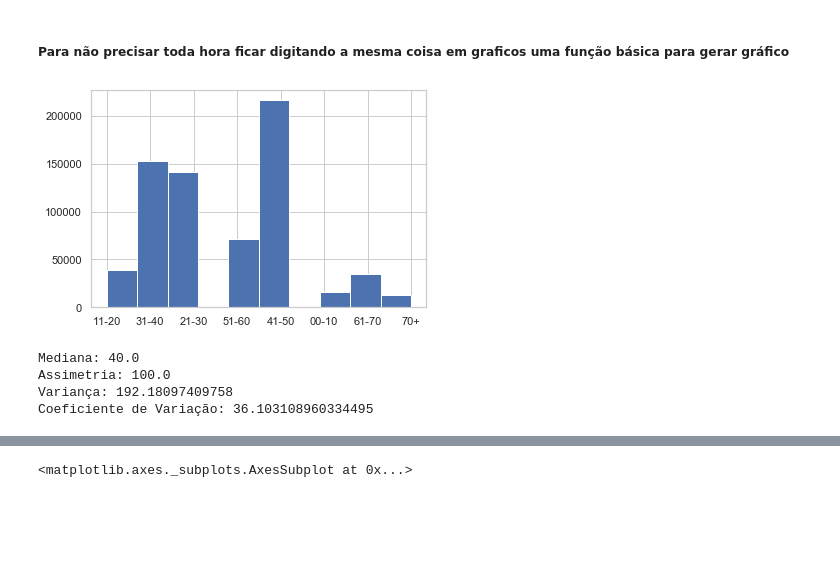
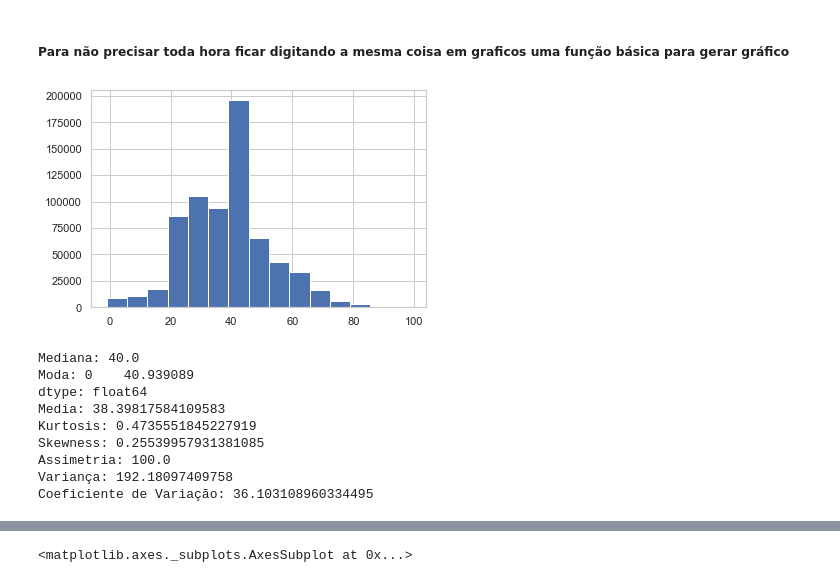
Before and after one commit to vitorioluis/Machine-Learning, a Jupyter notebook: Estudo de acidentes de Trânsito/Acidentes de Trânsito.ipynb, the cells around one changed output, grey strips where cells are left out. Saved outputs shown, nothing was run; the diff lists cells and outputs as text; code cells hidden in the pictures; blank space fills up the shorter version.

Commit message:
acidentes

```diff
--- a/Estudo de acidentes de Trânsito/Acidentes de Trânsito.ipynb
+++ b/Estudo de acidentes de Trânsito/Acidentes de Trânsito.ipynb
@@ -204,10 +204,10 @@ df_acidentes['km'].fillna((df_acidentes['km'].mean(skipna=True)),inplace=True)
 df_acidentes['faixa_etaria']=df_acidentes['idade'].apply(faixa_etaria)
 
 # criar coluna ano
-df_acidentes['ano']=df_acidentes['data_inversa'].apply(lambda x: x[0:4])
+df_acidentes['ano']=df_acidentes['data_inversa'].apply(lambda x: int(x[0:4]))
 
 # Vamos resolver isso aplicando um strip na coluna
-for c in ['tipo_veiculo','causa_acidente','condicao_metereologica','fase_dia','tipo_pista','sexo']:
+for c in ('tipo_veiculo','causa_acidente','condicao_metereologica','fase_dia','tipo_pista', 'sexo'):
     df_acidentes[c] = df_acidentes[c].apply(lambda x : str(x).strip());
 
 
@@ -256,24 +256,29 @@ def gerar_grafico_padrao(campo, largura=10, altura=14, df = df_acidentes,titulo=
 
     return ax
 # %%
-df_acidentes['faixa_etaria'].hist();
+df_acidentes['idade'].hist(bins=15);
 # %% [output]
-[figure, old version]
+[figure, new version]
-# %%
-mediana_idade = df_acidentes['idade'].median()
-sd = df_acidentes['idade'].std()
-h = df_acidentes['idade'].max() - df_acidentes['idade'].min()
-v = df_acidentes['idade'].var()
-cv = sd / df_acidentes['idade'].mean() * 100
-
-
-print('Mediana:', mediana_idade)
-print('Assimetria:', h)
-print('Variança:',v)
-print('Coeficiente de Variação:', cv)
-# %% [output]
-Mediana: 40.0
-Assimetria: 100.0
-Variança: 192.18097409758
-Coeficiente de Variação: 36.103108960334495
+# %%
+sd = df_acidentes['idade'].std()
+cv = sd / df_acidentes['idade'].mean() * 100
+
+print('Mediana:', df_acidentes['idade'].median())
+print('Moda:', df_acidentes.idade.mode())
+print('Media:', df_acidentes.idade.mean())
+print('Kurtosis:', df_acidentes.idade.kurtosis())
+print('Skewness:', df_acidentes.idade.skew())
+print('Assimetria:', df_acidentes['idade'].max() - df_acidentes['idade'].min())
+print('Variança:',df_acidentes['idade'].var())
+print('Coeficiente de Variação:', cv)
+# %% [output]
+Mediana: 40.0
+Moda: 0    40.939089
+dtype: float64
+Media: 38.39817584109583
+Kurtosis: 0.4735551845227919
+Skewness: 0.25539957931381085
+Assimetria: 100.0
+Variança: 192.18097409758
+Coeficiente de Variação: 36.103108960334495
 # %%
```
Also changed, not shown: parts of 4 cells of this notebook, 2 other files.
